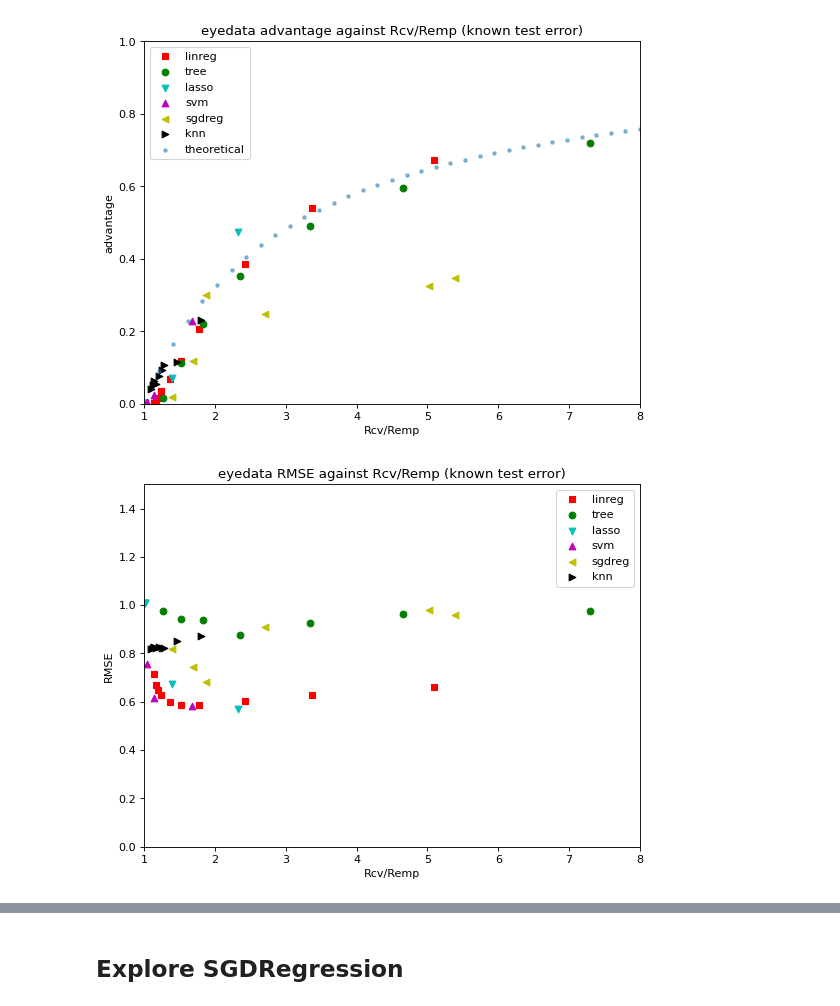
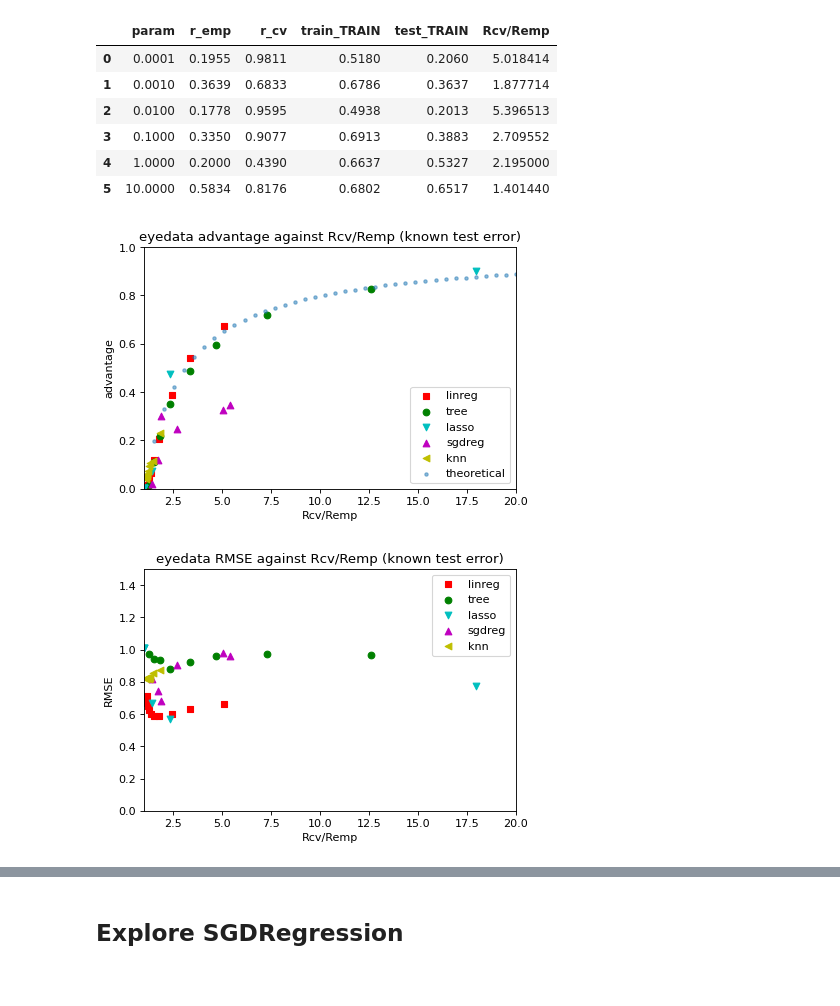
Before and after one commit to donakq/MSE-234-Membership_Inference, a Jupyter notebook: plot.ipynb, the cells around one changed output, grey strips where cells are left out. Saved outputs shown, nothing was run; the diff lists cells and outputs as text; code cells hidden in the pictures.

```diff
--- a/plot.ipynb
+++ b/plot.ipynb
@@ -27,7 +27,7 @@ def add_overfit(df):
     return df
 # %%
 # theoretical value
-ratio = np.linspace(1.0, 8.0, num=35)
+ratio = np.linspace(1.0, 20.0, num=38)
 theo_advs = [theo_adv(x) for x in ratio]
 theo_adv2s = [theo_adv2(x) for x in ratio]
 # %%
@@ -71,27 +71,33 @@ iwpc_known_knn = pd.read_csv('results-sklearn/iwpc/membership/known-test-error/k
 iwpc_unknown_knn = pd.read_csv('results-sklearn/iwpc/membership/unknown-test-error/knn-summary.csv')
 # %%
 models = [eye_known_linreg, eye_unknown_linreg, eye_known_tree, eye_unknown_tree,
-         eye_known_lasso, eye_unknown_lasso, eye_known_svm, eye_unknown_svm,
+         eye_known_lasso, eye_unknown_lasso,
+#           eye_known_svm, eye_unknown_svm,
          eye_known_sgdreg, eye_unknown_sgdreg, eye_known_sgdreg2, eye_unknown_sgdreg2,
           eye_known_knn, eye_unknown_knn,
           iwpc_known_linreg, iwpc_unknown_linreg,iwpc_known_tree, iwpc_unknown_tree,
-          iwpc_known_lasso,iwpc_unknown_lasso,iwpc_known_svm, iwpc_unknown_svm,
+          iwpc_known_lasso,iwpc_unknown_lasso,
+#           iwpc_known_svm, iwpc_unknown_svm,
           iwpc_known_sgdreg, iwpc_unknown_sgereg,iwpc_known_knn, iwpc_unknown_knn]
 
 eye_known = [eye_known_linreg, eye_known_tree,
-         eye_known_lasso,  eye_known_svm,
-         eye_known_sgdreg,eye_known_sgdreg2, eye_known_knn]
+         eye_known_lasso,
+#              eye_known_svm,
+         eye_known_sgdreg, eye_known_knn]
 
 iwpc_known = [iwpc_known_linreg, iwpc_known_tree,
-        iwpc_known_lasso, iwpc_known_svm,
+        iwpc_known_lasso,
+#               iwpc_known_svm,
          iwpc_known_sgdreg,iwpc_known_knn]
 
 eye_unknown = [eye_unknown_linreg, eye_unknown_tree,
-          eye_unknown_lasso,  eye_unknown_svm,
-         eye_unknown_sgdreg, eye_known_sgdreg2, eye_unknown_knn]
+          eye_unknown_lasso,
+#                eye_unknown_svm,
+         eye_unknown_sgdreg, eye_unknown_knn]
 
 iwpc_unknown = [iwpc_unknown_linreg,iwpc_unknown_tree,
-       iwpc_unknown_lasso,iwpc_unknown_svm,
+       iwpc_unknown_lasso,
+#                 iwpc_unknown_svm,
          iwpc_unknown_sgereg,iwpc_unknown_knn]
 
 for m in models:
@@ -113,45 +105,55 @@ eye_known_sgdreg2
+# %%
+eye_unknown_sgdreg
+# %% [output]
+|  | param | r_emp | r_cv | train_TRAIN | test_TRAIN | Rcv/Remp |
+| 0 | 0.0001 | 0.1955 | 0.9811 | 0.5180 | 0.2060 | 5.018414 |
+| 1 | 0.0010 | 0.3639 | 0.6833 | 0.6786 | 0.3637 | 1.877714 |
+| 2 | 0.0100 | 0.1778 | 0.9595 | 0.4938 | 0.2013 | 5.396513 |
+| 3 | 0.1000 | 0.3350 | 0.9077 | 0.6913 | 0.3883 | 2.709552 |
+| 4 | 1.0000 | 0.2000 | 0.4390 | 0.6637 | 0.5327 | 2.195000 |
+| 5 | 10.0000 | 0.5834 | 0.8176 | 0.6802 | 0.6517 | 1.401440 |
 # %%
 # eyedata_known test error
 
 markers = [ "," , "o" , "v" , "^" , "<", ">",'s']
 colors = ['r','g','c','m', 'y', 'k','b']
-label = ['linreg', 'tree', 'lasso', 'svm', 'sgdreg','knn']
+label = ['linreg', 'tree', 'lasso',  'sgdreg','knn']
 
-figure(num=None, figsize=(8, 6), dpi=80, facecolor='w', edgecolor='k')
+figure(num=None, figsize=(6, 4), dpi=80, facecolor='w', edgecolor='k')
 ax = plt.gca()
 for i in range(len(eye_known)):
     df = eye_known[i]
     mi = markers[i] #marker for ith feature
     ci = colors[i] #color for ith feature
     plt.scatter(df['Rcv/Remp'], df['train_TRAIN']-df['test_TRAIN'], label=label[i] , marker=mi, color=ci)
 plt.scatter(ratio, theo_advs, alpha = 0.5,marker= '.', label ='theoretical')
 plt.legend()
 plt.xticks()
 plt.ylabel('advantage')
 plt.xlabel('Rcv/Remp')
 plt.ylim([0, 1])
-plt.xlim([1, 8])
+plt.xlim([1, 20])
 plt.title('eyedata advantage against Rcv/Remp (known test error)')
 plt.show()
 
-figure(num=None, figsize=(8, 6), dpi=80, facecolor='w', edgecolor='k')
+figure(num=None, figsize=(6, 4), dpi=80, facecolor='w', edgecolor='k')
 ax = plt.gca()
 for i in range(len(eye_known)):
     df = eye_known[i]
     mi = markers[i] #marker for ith feature
     ci = colors[i] #color for ith feature
     plt.scatter(df['Rcv/Remp'], df['r_cv'], label=label[i] , marker=mi, color=ci)
 plt.legend()
 plt.xticks()
 plt.ylabel('RMSE')
 plt.xlabel('Rcv/Remp')
-plt.xlim([1, 8])
+plt.xlim([1, 20])
 plt.ylim([0, 1.5])
 plt.title('eyedata RMSE against Rcv/Remp (known test error)')
 plt.show()
 # %% [output]
-[figure, old version]
+[figure, new version]
-[figure, old version]
+[figure, new version]
 # %%
 # iwpc_known test error
 
```
Also changed, not shown: parts of 5 cells of this notebook, 2 other files.
